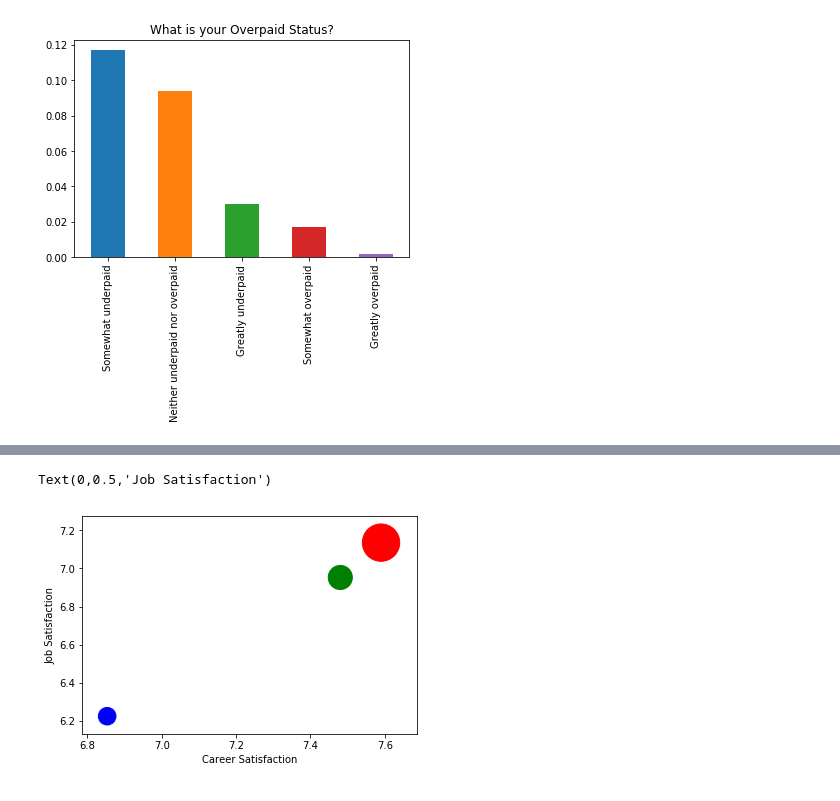
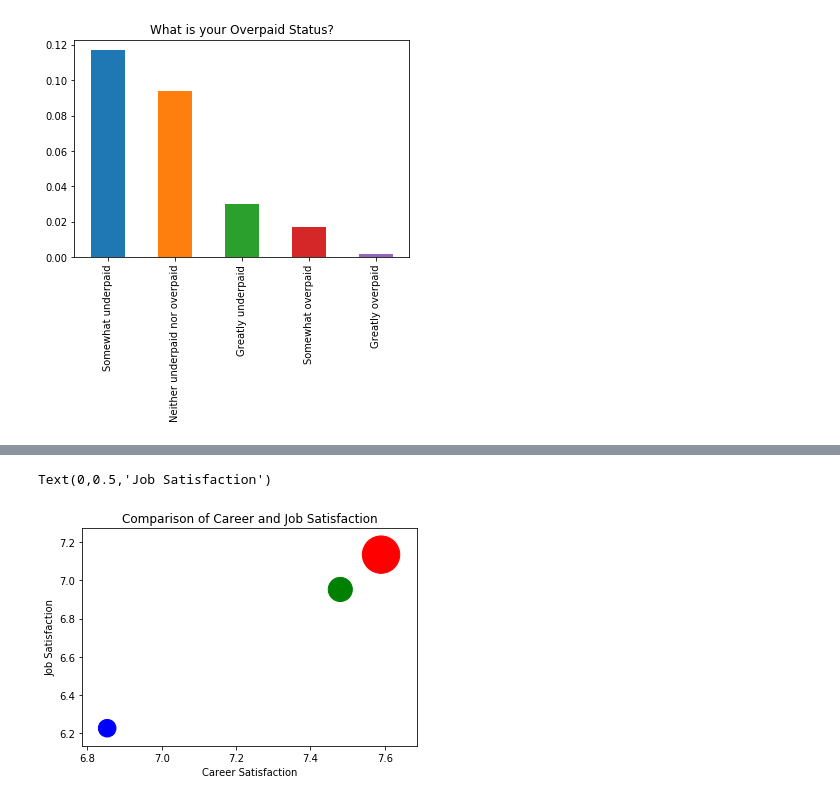
Before and after one commit to joshuayeung/Write-A-Data-Science-Blog-Post, a Jupyter notebook: Write a Data Science Blog Post.ipynb, the cells around one changed output, grey strips where cells are left out. Saved outputs shown, nothing was run; the diff lists cells and outputs as text; code cells hidden in the pictures.

```diff
--- a/Write a Data Science Blog Post.ipynb
+++ b/Write a Data Science Blog Post.ipynb
@@ -99,7 +99,7 @@ plt.title("What is your Overpaid Status?");
 # %% [output]
 [figure]
 # %%
-useful_columns = ['Country', 'EmploymentStatus', 'CareerSatisfaction', 'JobSatisfaction', 'JobSeekingStatus', 'HoursPerWeek', 'Salary', 'west_or_east', 'Overpaid']
+useful_columns = ['Country', 'YearsCodedJob', 'EmploymentStatus', 'CareerSatisfaction', 'JobSatisfaction', 'JobSeekingStatus', 'HoursPerWeek', 'Salary', 'west_or_east', 'Overpaid']
 useful_df = pd.DataFrame(df.query("Professional == 'Professional developer' and (Gender == 'Male' or Gender == 'Female') and EmploymentStatus == 'Employed full-time'"))[useful_columns]
 useful_df.head()
 # %% [output]
@@ -112,4 +112,4 @@ useful_df.head()
 # %%
-comparison = useful_df.groupby(['west_or_east']).mean().sort_values(by='Salary', ascending=False)
+comparison = useful_df.groupby(['west_or_east','YearsCodedJob']).mean()
 comparison
 # %% [output]
@@ -121,7 +178,8 @@ comparison
 # %%
 plt.scatter(comparison.CareerSatisfaction, comparison.JobSatisfaction, comparison.Salary/50, c=['red','green','blue'])
+plt.title('Comparison of Career and Job Satisfaction')
 plt.xlabel('Career Satisfaction')
 plt.ylabel('Job Satisfaction')
 # %% [output]
 Text(0,0.5,'Job Satisfaction')
-[figure, old version]
+[figure, new version]
```
Also changed, not shown: parts of 9 cells of this notebook.
